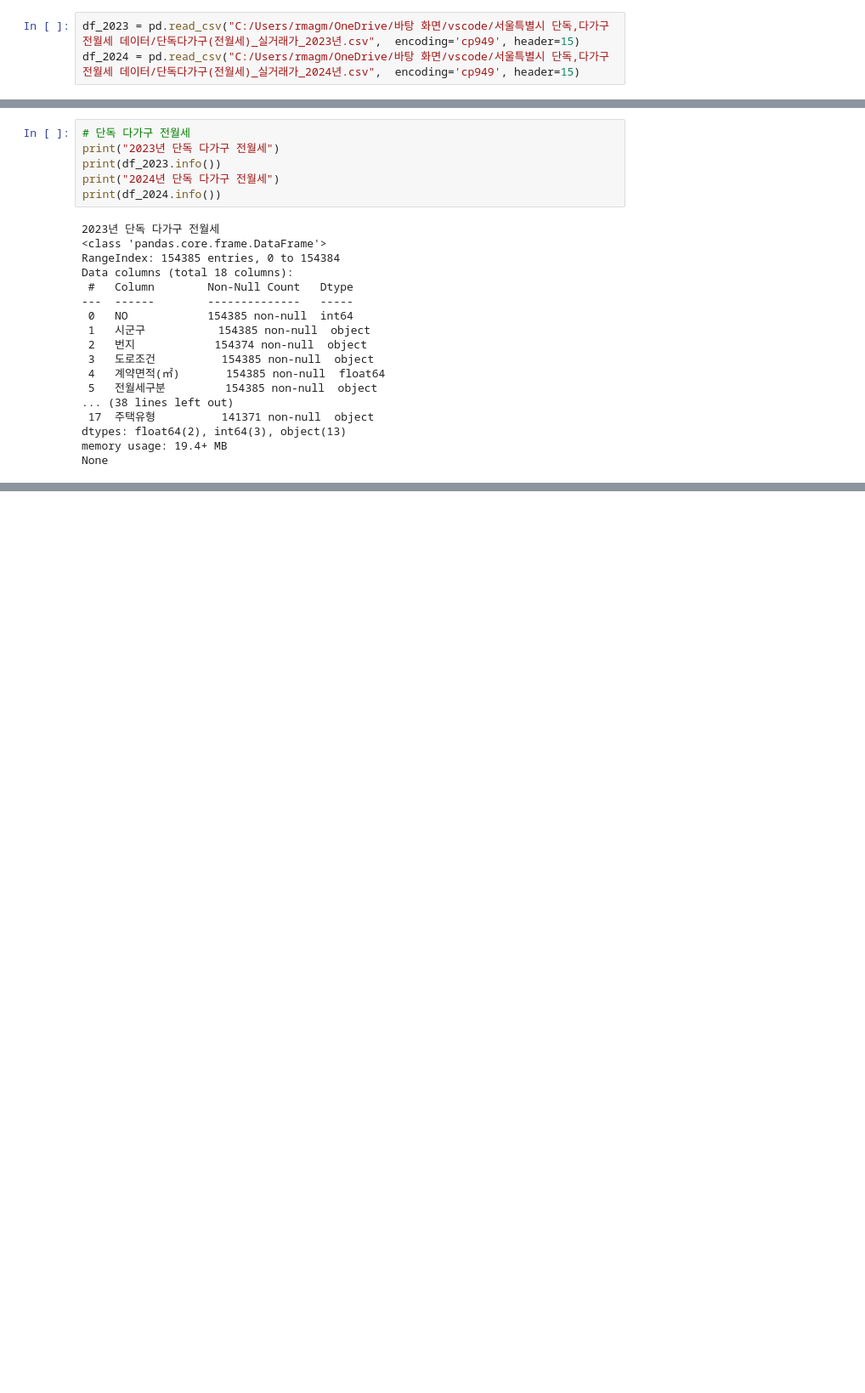
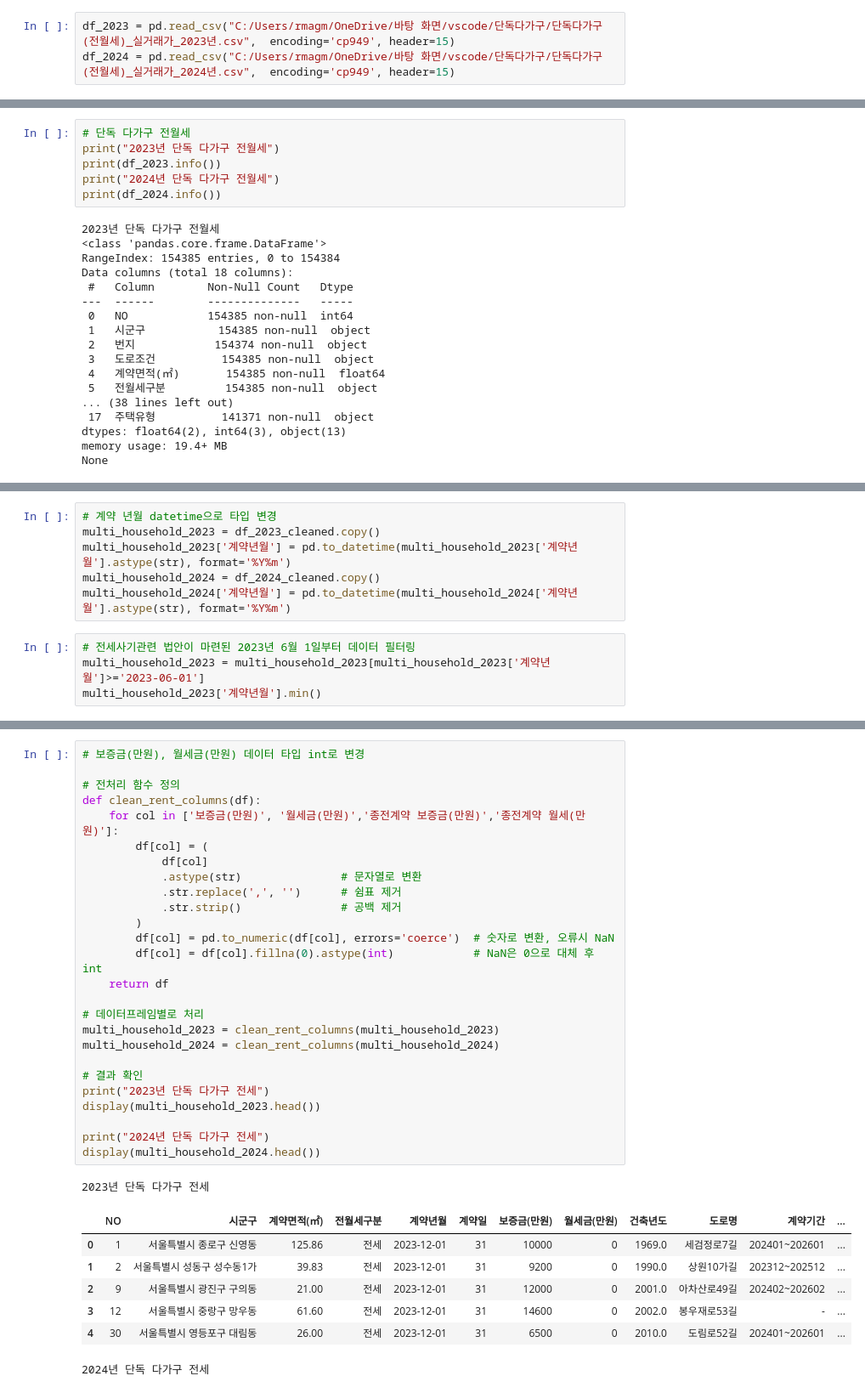
Before and after one commit to skqkrl/SDC_project, a Jupyter notebook: geumhui.ipynb, the cells around one changed output, grey strips where cells are left out. Shown at 85% size. Cells and saved outputs as stored; diff of their text form; blank space fills up the shorter version.

```diff
--- a/geumhui.ipynb
+++ b/geumhui.ipynb
@@ -10,4 +10,4 @@ plt.rcParams['font.family'] = 'Malgun Gothic'  # Windows 예시
 plt.rcParams['axes.unicode_minus'] = False
 # %%
-df_2023 = pd.read_csv("C:/Users/rmagm/OneDrive/바탕 화면/vscode/서울특별시 단독,다가구 전월세 데이터/단독다가구(전월세)_실거래가_2023년.csv",  encoding='cp949', header=15)
-df_2024 = pd.read_csv("C:/Users/rmagm/OneDrive/바탕 화면/vscode/서울특별시 단독,다가구 전월세 데이터/단독다가구(전월세)_실거래가_2024년.csv",  encoding='cp949', header=15)
+df_2023 = pd.read_csv("C:/Users/rmagm/OneDrive/바탕 화면/vscode/단독다가구/단독다가구(전월세)_실거래가_2023년.csv",  encoding='cp949', header=15)
+df_2024 = pd.read_csv("C:/Users/rmagm/OneDrive/바탕 화면/vscode/단독다가구/단독다가구(전월세)_실거래가_2024년.csv",  encoding='cp949', header=15)
@@ -523,0 +98,10 @@ display(df_deal2024_cleaned['계약구분'].value_counts().reset_index())
+# %%
+# 계약 년월 datetime으로 타입 변경
+multi_household_2023 = df_2023_cleaned.copy()
+multi_household_2023['계약년월'] = pd.to_datetime(multi_household_2023['계약년월'].astype(str), format='%Y%m')
+multi_household_2024 = df_2024_cleaned.copy()
+multi_household_2024['계약년월'] = pd.to_datetime(multi_household_2024['계약년월'].astype(str), format='%Y%m')
+# %%
+# 전세사기관련 법안이 마련된 2023년 6월 1일부터 데이터 필터링
+multi_household_2023 = multi_household_2023[multi_household_2023['계약년월']>='2023-06-01']
+multi_household_2023['계약년월'].min()
@@ -523,0 +140,35 @@ display(df_deal2024_cleaned['계약구분'].value_counts().reset_index())
+# %%
+# 보증금(만원), 월세금(만원) 데이터 타입 int로 변경
+
+# 전처리 함수 정의
+def clean_rent_columns(df):
+    for col in ['보증금(만원)', '월세금(만원)','종전계약 보증금(만원)','종전계약 월세(만원)']:
+        df[col] = (
+            df[col]
+            .astype(str)               # 문자열로 변환
+            .str.replace(',', '')      # 쉼표 제거
+            .str.strip()               # 공백 제거
+        )
+        df[col] = pd.to_numeric(df[col], errors='coerce')  # 숫자로 변환, 오류시 NaN
+        df[col] = df[col].fillna(0).astype(int)            # NaN은 0으로 대체 후 int
+    return df
+
+# 데이터프레임별로 처리
+multi_household_2023 = clean_rent_columns(multi_household_2023)
+multi_household_2024 = clean_rent_columns(multi_household_2024)
+
+# 결과 확인
+print("2023년 단독 다가구 전세")
+display(multi_household_2023.head())
+
+print("2024년 단독 다가구 전세")
+display(multi_household_2024.head())
+# %% [output]
+2023년 단독 다가구 전세
+|  | NO | 시군구 | 계약면적(㎡) | 전월세구분 | 계약년월 | 계약일 | 보증금(만원) | 월세금(만원) | 건축년도 | 도로명 | 계약기간 | ... |
+| 0 | 1 | 서울특별시 종로구 신영동 | 125.86 | 전세 | 2023-12-01 | 31 | 10000 | 0 | 1969.0 | 세검정로7길 | 202401~202601 | ... |
+| 1 | 2 | 서울특별시 성동구 성수동1가 | 39.83 | 전세 | 2023-12-01 | 31 | 9200 | 0 | 1990.0 | 상원10가길 | 202312~202512 | ... |
+| 2 | 9 | 서울특별시 광진구 구의동 | 21.00 | 전세 | 2023-12-01 | 31 | 12000 | 0 | 2001.0 | 아차산로49길 | 202402~202602 | ... |
+| 3 | 12 | 서울특별시 중랑구 망우동 | 61.60 | 전세 | 2023-12-01 | 31 | 14600 | 0 | 2002.0 | 봉우재로53길 | - | ... |
+| 4 | 30 | 서울특별시 영등포구 대림동 | 26.00 | 전세 | 2023-12-01 | 31 | 6500 | 0 | 2010.0 | 도림로52길 | 202401~202601 | ... |
+2024년 단독 다가구 전세
```
Also changed, not shown: parts of 43 cells of this notebook.
